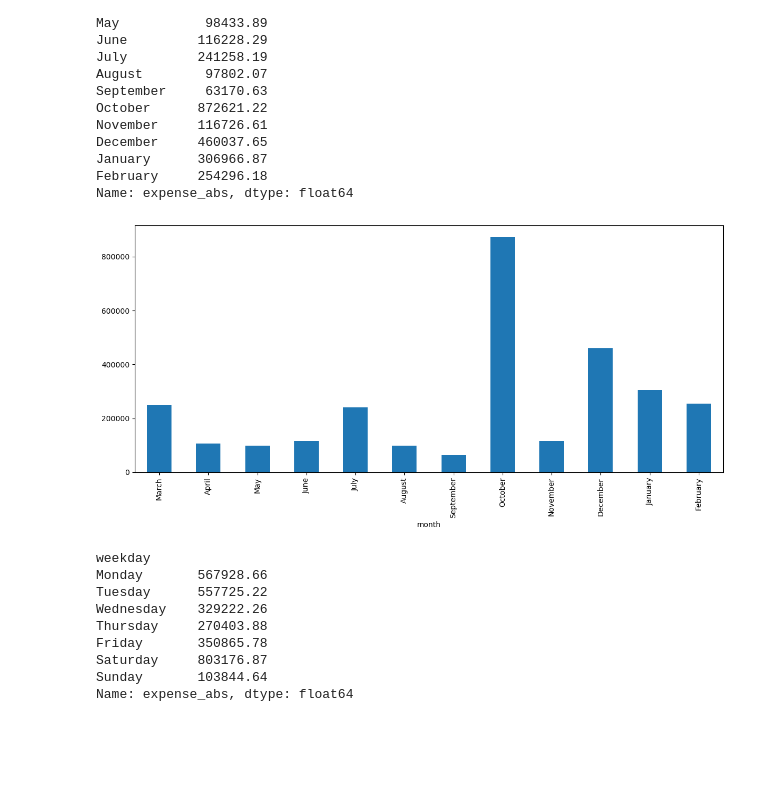
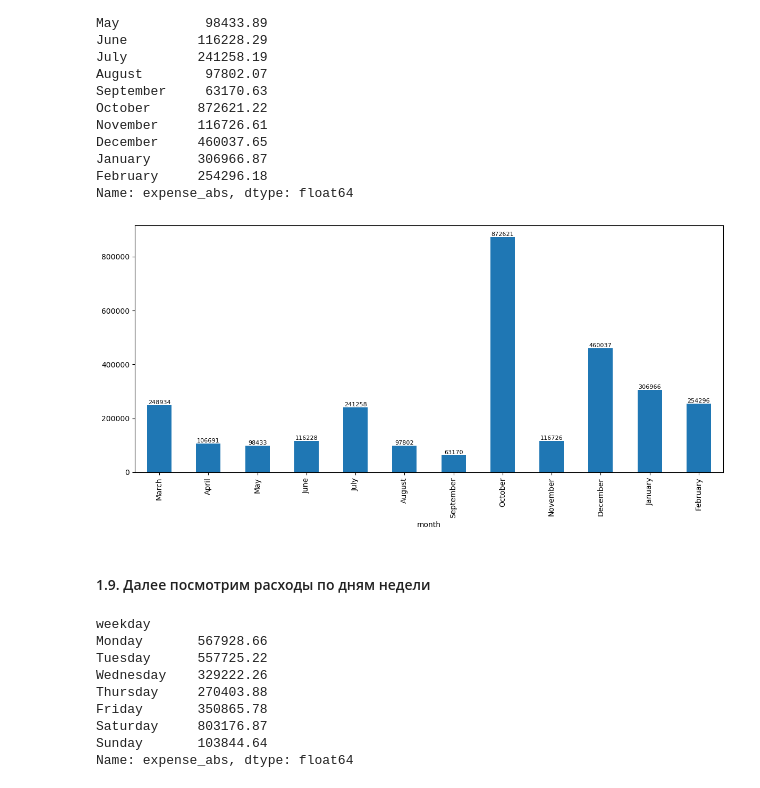
Before and after one commit to rouch314/my-finance-analysis, a Jupyter notebook: my-finance-analysis.ipynb, the cells around one changed output. Drawn from its saved outputs; the diff is of its cells as text; code cells hidden in the pictures; blank space fills up the shorter version.

```diff
--- a/my-finance-analysis.ipynb
+++ b/my-finance-analysis.ipynb
@@ -196,11 +180,14 @@ January      306966.87
 February     254296.18
 Name: expense_abs, dtype: float64
 # %%
-month_expenses.plot(kind='bar', figsize=(12,6))
+month_e = month_expenses.plot(kind='bar', figsize=(12,6))
+month_e.bar_label(month_e.containers[0], fmt='%d', fontsize=8)
 plt.tight_layout()
 plt.show()
 # %% [output]
-[figure, old version]
+[figure, new version]
+# %% [markdown]
+#### 1.9. Далее посмотрим расходы по дням недели
 # %%
 weekday_order = ['Monday', 'Tuesday', 'Wednesday', 'Thursday', 'Friday', 'Saturday', 'Sunday']
 
```
Also changed, not shown: parts of 31 cells of this notebook.
